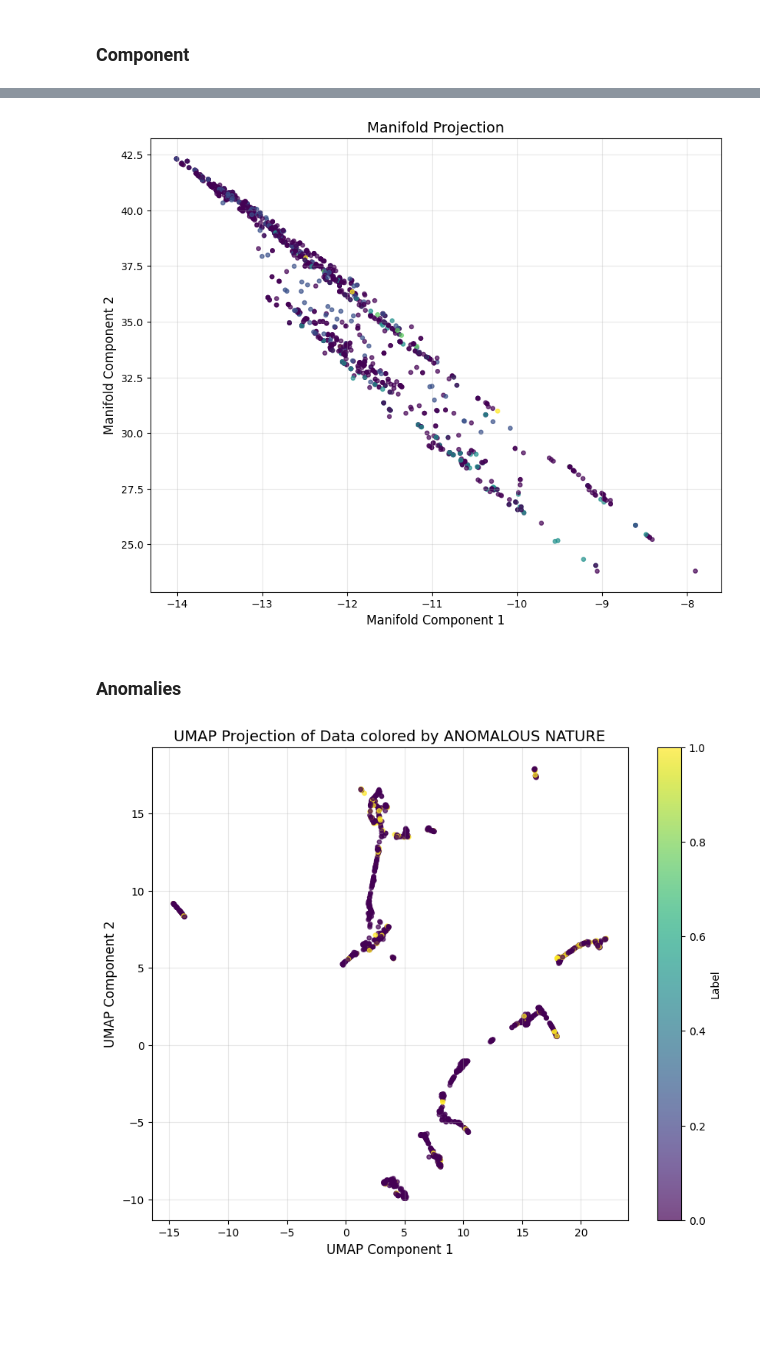
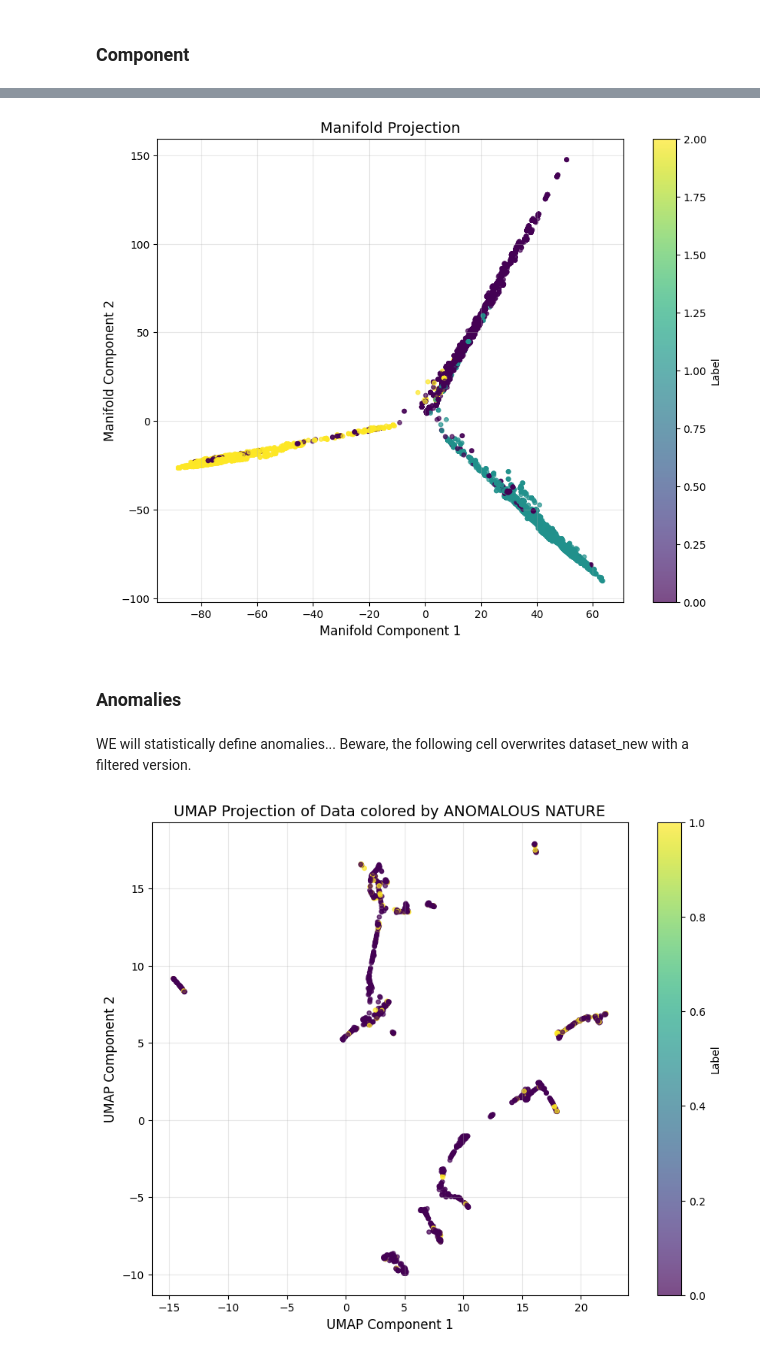
Before and after one commit to DISTA-IoT/Train_IIoT_SyntheticDataGeneration, a Jupyter notebook: synthetic_causal_system.ipynb, the cells around one changed output, grey strips where cells are left out. Cells and saved outputs as stored; diff of their text form; code cells hidden in the pictures; blank space fills up the shorter version.

```diff
--- a/synthetic_causal_system.ipynb
+++ b/synthetic_causal_system.ipynb
@@ -582,12 +719,14 @@ Epoch 41, Test Accuracy: 0.7634
 # %%
-components = list(dataset_new['Componente'].unique())
-component_map = {desc: i for i, desc in enumerate(components)}
-componenti_numerici = dataset_new['Componente'].map(component_map)
-print(component_map)
+print("Status values are: ", dataset_new["ERTMS_PiastraSts"].unique())
+print("Status value counts: ", dataset_new["ERTMS_PiastraSts"].value_counts())
+Y_status = dataset_new["ERTMS_PiastraSts"].values
+status_ds = dataset_new.drop('ERTMS_PiastraSts', axis=1)
+
+
 # Visualize the UMAP embedding
 plt.figure(figsize=(10, 8))
-plt.scatter(embedding[:, 0], embedding[:, 1], c=componenti_numerici, s=15, alpha=0.7)
-plt.title('UMAP Projection of Data colored by component', fontsize=14)
+plt.scatter(embedding[:, 0], embedding[:, 1], c=Y_status, s=15, alpha=0.2)
+plt.title('UMAP Projection of Data colored by HMI status', fontsize=14)
 plt.xlabel('UMAP Component 1', fontsize=12)
 plt.ylabel('UMAP Component 2', fontsize=12)
 plt.colorbar(label='Label')
@@ -596,21 +743,25 @@ plt.show()
+# %%
+feats_for_status = columns_to_generate.copy()
+feats_for_status.remove("ERTMS_PiastraSts")
+X_status = dataset_new[feats_for_status].values
 # %%
-classifier = MLP(
+anomaly_classifier = MLP(
     **{
-        'input_dim': X.shape[1],
-        'output_dim': 5,
+        'input_dim': X_status.shape[1],
+        'output_dim': 3,
         'layer_norm': True,
         'mode':'OF'})
 
 
-Y  = componenti_numerici.values
-X_train, X_test, Y_train, Y_test = train_test_split(X, Y, test_size=0.2, random_state=42)
+Y = Y_status
+X_train, X_test, Y_train, Y_test = train_test_split(X_status, Y, test_size=0.2, random_state=42)
 
 train_scaler = MinMaxScaler()
 X_train_scaled = train_scaler.fit_transform(X_train)
 X_test_scaled = train_scaler.transform(X_test)
 
 criterion = nn.CrossEntropyLoss()
-optimizer = optim.Adam(classifier.parameters(), lr=0.001)
+optimizer = optim.Adam(anomaly_classifier.parameters(), lr=0.001)
 
 train_dataset = torch.utils.data.TensorDataset(
     torch.tensor(X_train_scaled).float(),
@@ -625,19 +776,19 @@ test_dataloader = torch.utils.data.DataLoader(
     test_dataset, batch_size=32, shuffle=False)
 
 for epoch in range(50):
-    classifier.train()
+    anomaly_classifier.train()
     for x, y in train_dataloader:
         optimizer.zero_grad()
-        output, _ = classifier(x)
+        output, _ = anomaly_classifier(x)
         loss = criterion(output, y)
         loss.backward()
         optimizer.step()
 
-    classifier.eval()
+    anomaly_classifier.eval()
     total_correct = 0
     with torch.no_grad():
         for x, y in test_dataloader:
-            output, _ = classifier(x)
+            output, _ = anomaly_classifier(x)
             predicted = torch.argmax(output, dim=1)
             total_correct += (predicted == y).sum().item()
     accuracy = total_correct / len(test_dataset)
@@ -645,10 +796,10 @@ for epoch in range(50):
         print(f'Epoch {epoch+1}, Test Accuracy: {accuracy:.4f}')
 
 
-all_X_scaled = train_scaler.transform(X)
+all_X_scaled = train_scaler.transform(X_status)
 all_X_scaled = torch.Tensor(all_X_scaled).float()
-classifier.eval()
-all_preds, manifold = classifier(all_X_scaled)
+anomaly_classifier.eval()
+all_preds, manifold = anomaly_classifier(all_X_scaled)
 all_preds = (torch.sigmoid(output.squeeze()) > 0.5).long()
 manifold = manifold.numpy()
 
@@ -669,3 +820,6 @@ Epoch 41, Test Accuracy: 0.7634
-[figure, old version]
+[figure, new version]
 # %% [markdown]
 ### Anomalies
+# %% [markdown]
+WE will statistically define anomalies...
+Beware, the following cell overwrites dataset_new with a filtered version.
```
Also changed, not shown: parts of 22 cells of this notebook.
